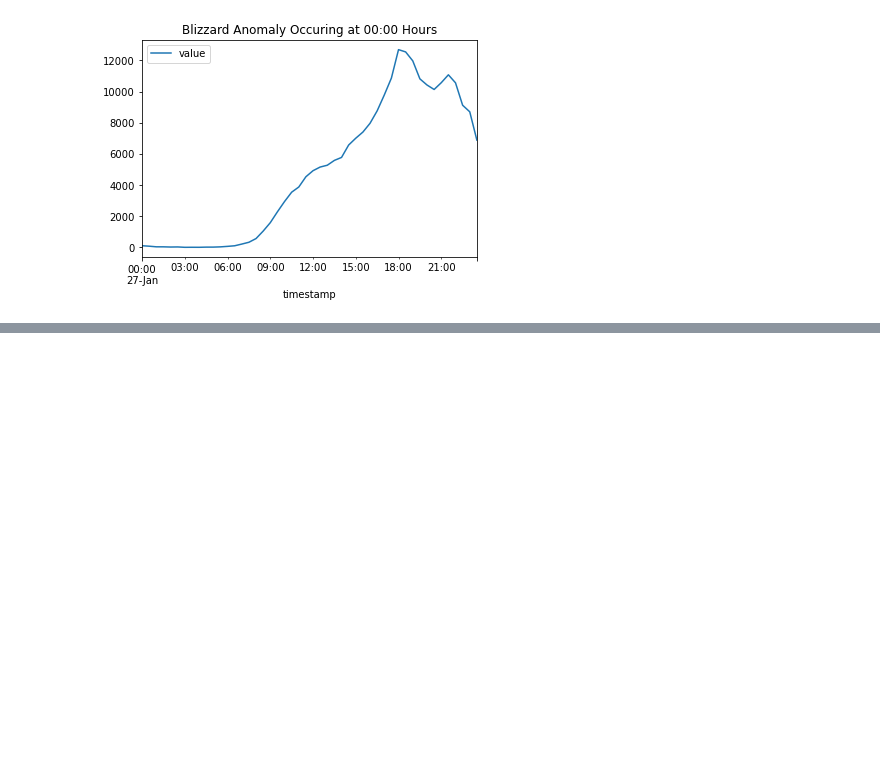
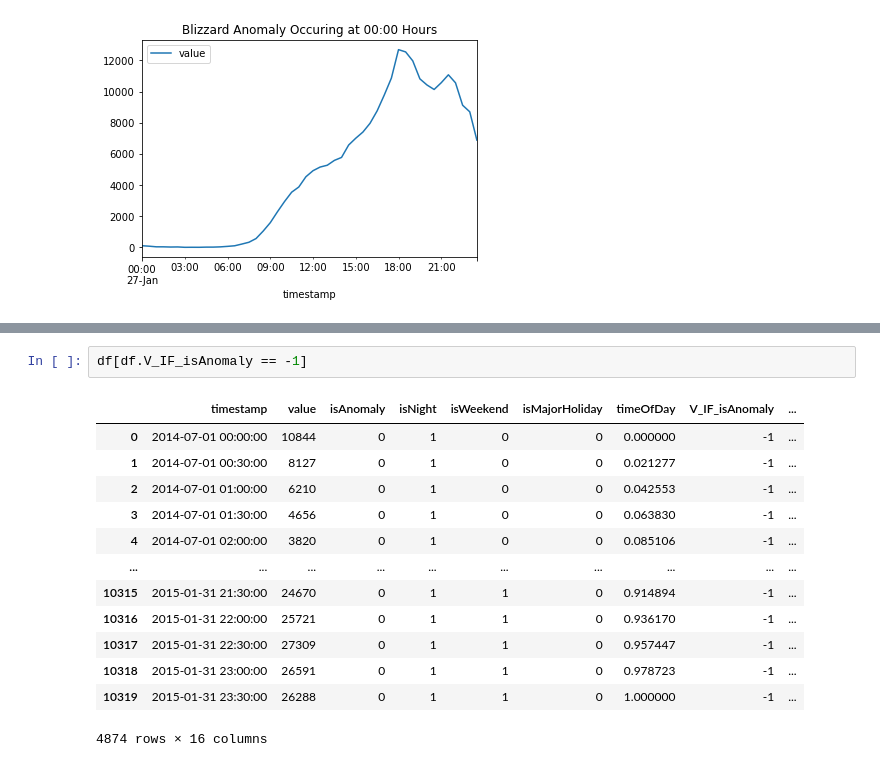
Before and after one commit to benjaminwyss/EECS731D-St-reamsOfAnomalies, a Jupyter notebook: notebooks/1.0-brw-data-exploration-and-modeling.ipynb, the cells around one changed output, grey strips where cells are left out. Saved outputs shown, nothing was run; the diff lists cells and outputs as text; blank space fills up the shorter version.

```diff
--- a/notebooks/1.0-brw-data-exploration-and-modeling.ipynb
+++ b/notebooks/1.0-brw-data-exploration-and-modeling.ipynb
@@ -252,0 +372,16 @@ df[df.timestamp.dt.date == pd.Timestamp('2015-01-27')].plot(x='timestamp', y='va
+# %%
+df[df.V_IF_isAnomaly == -1]
+# %% [output]
+|  | timestamp | value | isAnomaly | isNight | isWeekend | isMajorHoliday | timeOfDay | V_IF_isAnomaly | ... |
+| 0 | 2014-07-01 00:00:00 | 10844 | 0 | 1 | 0 | 0 | 0.000000 | -1 | ... |
+| 1 | 2014-07-01 00:30:00 | 8127 | 0 | 1 | 0 | 0 | 0.021277 | -1 | ... |
+| 2 | 2014-07-01 01:00:00 | 6210 | 0 | 1 | 0 | 0 | 0.042553 | -1 | ... |
+| 3 | 2014-07-01 01:30:00 | 4656 | 0 | 1 | 0 | 0 | 0.063830 | -1 | ... |
+| 4 | 2014-07-01 02:00:00 | 3820 | 0 | 1 | 0 | 0 | 0.085106 | -1 | ... |
+| ... | ... | ... | ... | ... | ... | ... | ... | ... | ... |
+| 10315 | 2015-01-31 21:30:00 | 24670 | 0 | 1 | 1 | 0 | 0.914894 | -1 | ... |
+| 10316 | 2015-01-31 22:00:00 | 25721 | 0 | 1 | 1 | 0 | 0.936170 | -1 | ... |
+| 10317 | 2015-01-31 22:30:00 | 27309 | 0 | 1 | 1 | 0 | 0.957447 | -1 | ... |
+| 10318 | 2015-01-31 23:00:00 | 26591 | 0 | 1 | 1 | 0 | 0.978723 | -1 | ... |
+| 10319 | 2015-01-31 23:30:00 | 26288 | 0 | 1 | 1 | 0 | 1.000000 | -1 | ... |
+4874 rows × 16 columns
```
Also changed, not shown: parts of 61 cells of this notebook, 2 other files.
